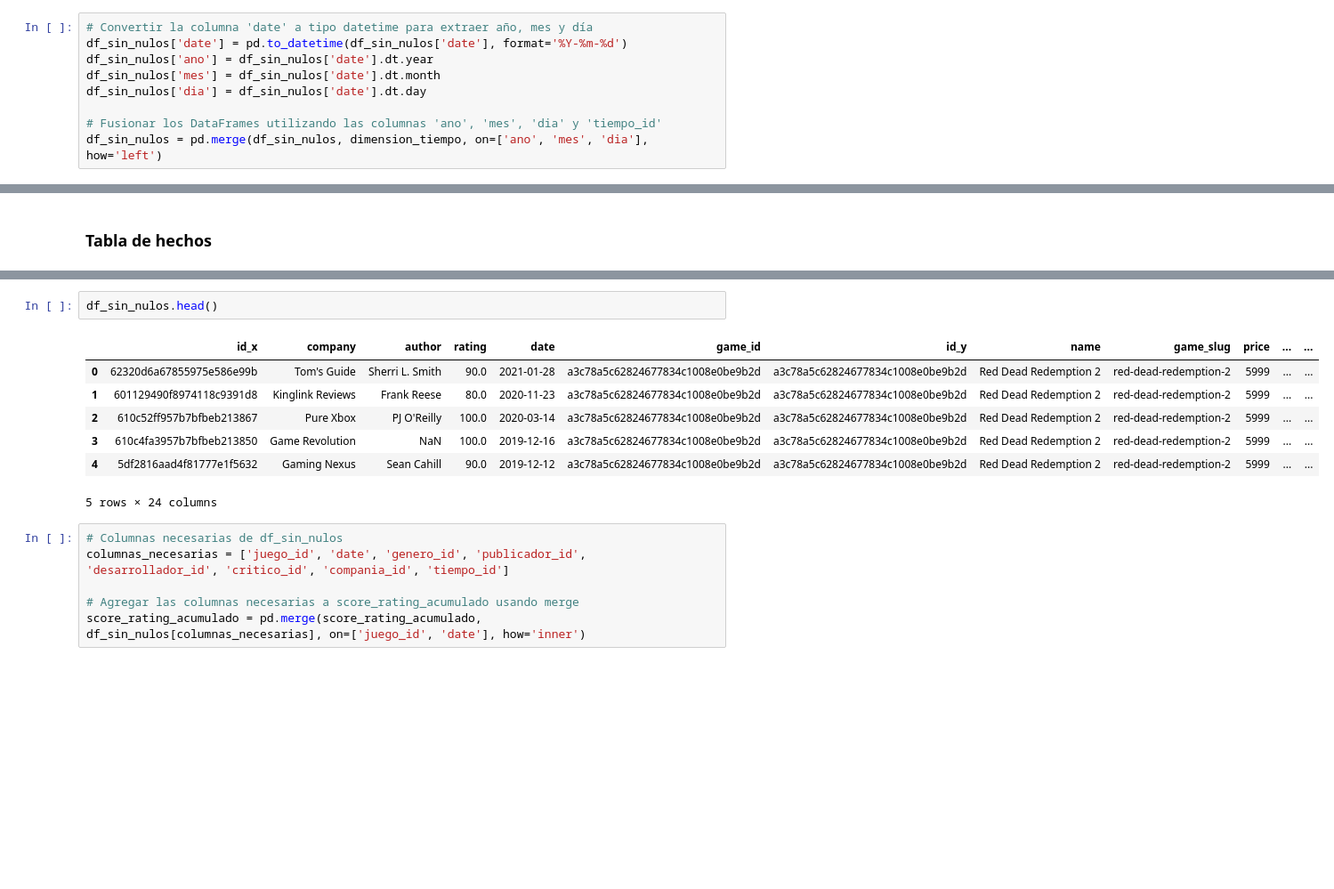
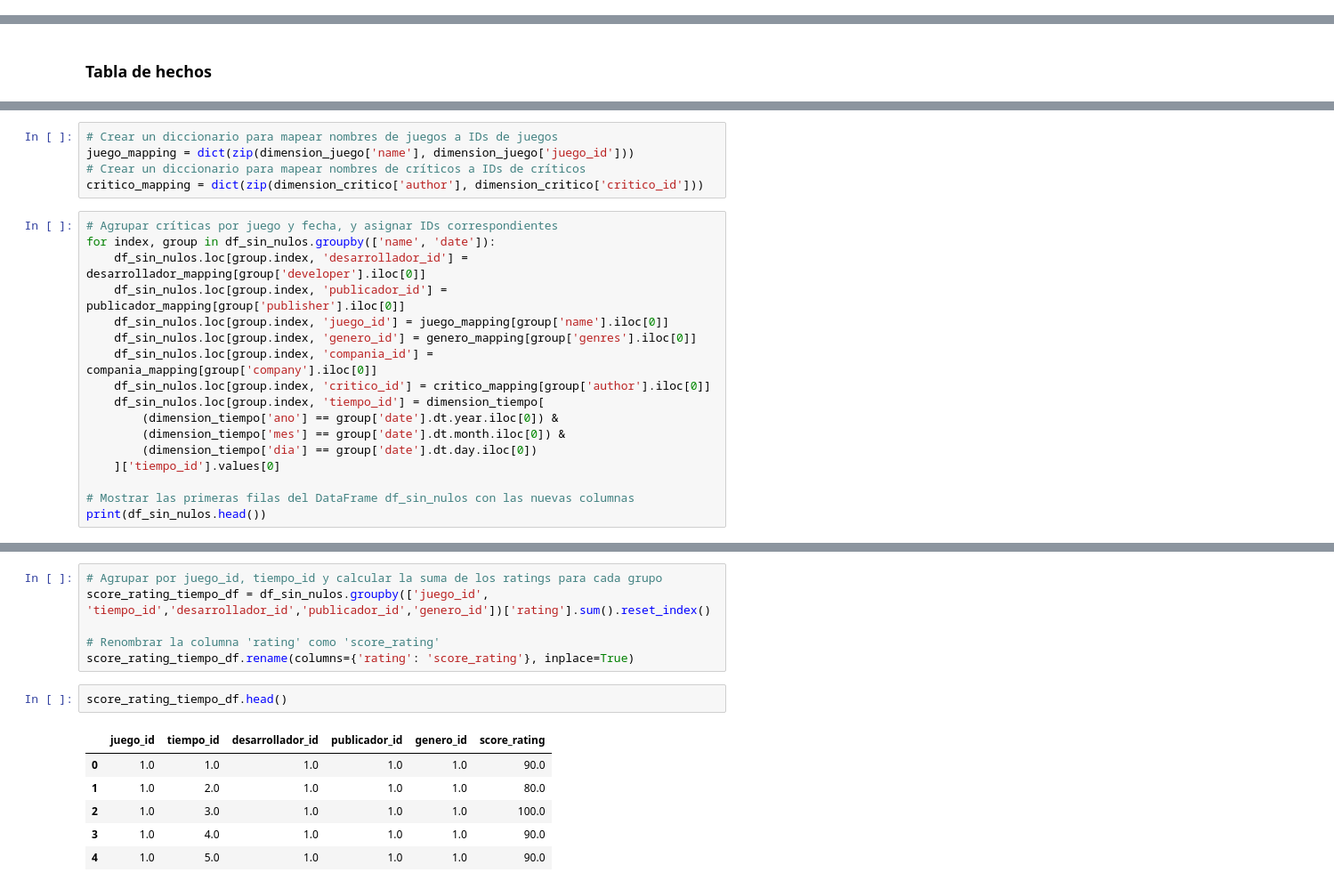
Before and after one commit to EnzoRD/TP_BDM, a Jupyter notebook: etl.ipynb, the cells around one changed output, grey strips where cells are left out. Shown: that part at 89% size. Cells and saved outputs as stored; diff of their text form; blank space fills up the shorter version.

```diff
--- a/etl.ipynb
+++ b/etl.ipynb
@@ -358,9 +371,0 @@ See the caveats in the documentation: https://pandas.pydata.org/pandas-docs/stab
-# %%
-# Convertir la columna 'date' a tipo datetime para extraer año, mes y día
-df_sin_nulos['date'] = pd.to_datetime(df_sin_nulos['date'], format='%Y-%m-%d')
-df_sin_nulos['ano'] = df_sin_nulos['date'].dt.year
-df_sin_nulos['mes'] = df_sin_nulos['date'].dt.month
-df_sin_nulos['dia'] = df_sin_nulos['date'].dt.day
-
-# Fusionar los DataFrames utilizando las columnas 'ano', 'mes', 'dia' y 'tiempo_id'
-df_sin_nulos = pd.merge(df_sin_nulos, dimension_tiempo, on=['ano', 'mes', 'dia'], how='left')
@@ -422,0 +396,22 @@ DataFrame con score_rating acumulado:
+# %%
+# Crear un diccionario para mapear nombres de juegos a IDs de juegos
+juego_mapping = dict(zip(dimension_juego['name'], dimension_juego['juego_id']))
+# Crear un diccionario para mapear nombres de críticos a IDs de críticos
+critico_mapping = dict(zip(dimension_critico['author'], dimension_critico['critico_id']))
+# %%
+# Agrupar críticas por juego y fecha, y asignar IDs correspondientes
+for index, group in df_sin_nulos.groupby(['name', 'date']):
+    df_sin_nulos.loc[group.index, 'desarrollador_id'] = desarrollador_mapping[group['developer'].iloc[0]]
+    df_sin_nulos.loc[group.index, 'publicador_id'] = publicador_mapping[group['publisher'].iloc[0]]
+    df_sin_nulos.loc[group.index, 'juego_id'] = juego_mapping[group['name'].iloc[0]]
+    df_sin_nulos.loc[group.index, 'genero_id'] = genero_mapping[group['genres'].iloc[0]]
+    df_sin_nulos.loc[group.index, 'compania_id'] = compania_mapping[group['company'].iloc[0]]
+    df_sin_nulos.loc[group.index, 'critico_id'] = critico_mapping[group['author'].iloc[0]]
+    df_sin_nulos.loc[group.index, 'tiempo_id'] = dimension_tiempo[
+        (dimension_tiempo['ano'] == group['date'].dt.year.iloc[0]) &
+        (dimension_tiempo['mes'] == group['date'].dt.month.iloc[0]) &
+        (dimension_tiempo['dia'] == group['date'].dt.day.iloc[0])
+    ]['tiempo_id'].values[0]
+
+# Mostrar las primeras filas del DataFrame df_sin_nulos con las nuevas columnas
+print(df_sin_nulos.head())
@@ -423,16 +484,15 @@ DataFrame con score_rating acumulado:
+# %%
+# Agrupar por juego_id, tiempo_id y calcular la suma de los ratings para cada grupo
+score_rating_tiempo_df = df_sin_nulos.groupby(['juego_id', 'tiempo_id','desarrollador_id','publicador_id','genero_id'])['rating'].sum().reset_index()
+
+# Renombrar la columna 'rating' como 'score_rating'
+score_rating_tiempo_df.rename(columns={'rating': 'score_rating'}, inplace=True)
 # %%
-df_sin_nulos.head()
+score_rating_tiempo_df.head()
 # %% [output]
-|  | id_x | company | author | rating | date | game_id | id_y | name | game_slug | price | ... | ... |
-| 0 | 62320d6a67855975e586e99b | Tom's Guide | Sherri L. Smith | 90.0 | 2021-01-28 | a3c78a5c62824677834c1008e0be9b2d | a3c78a5c62824677834c1008e0be9b2d | Red Dead Redemption 2 | red-dead-redemption-2 | 5999 | ... | ... |
-| 1 | 601129490f8974118c9391d8 | Kinglink Reviews | Frank Reese | 80.0 | 2020-11-23 | a3c78a5c62824677834c1008e0be9b2d | a3c78a5c62824677834c1008e0be9b2d | Red Dead Redemption 2 | red-dead-redemption-2 | 5999 | ... | ... |
-| 2 | 610c52ff957b7bfbeb213867 | Pure Xbox | PJ O'Reilly | 100.0 | 2020-03-14 | a3c78a5c62824677834c1008e0be9b2d | a3c78a5c62824677834c1008e0be9b2d | Red Dead Redemption 2 | red-dead-redemption-2 | 5999 | ... | ... |
-| 3 | 610c4fa3957b7bfbeb213850 | Game Revolution | NaN | 100.0 | 2019-12-16 | a3c78a5c62824677834c1008e0be9b2d | a3c78a5c62824677834c1008e0be9b2d | Red Dead Redemption 2 | red-dead-redemption-2 | 5999 | ... | ... |
-| 4 | 5df2816aad4f81777e1f5632 | Gaming Nexus | Sean Cahill | 90.0 | 2019-12-12 | a3c78a5c62824677834c1008e0be9b2d | a3c78a5c62824677834c1008e0be9b2d | Red Dead Redemption 2 | red-dead-redemption-2 | 5999 | ... | ... |
+|  | juego_id | tiempo_id | desarrollador_id | publicador_id | genero_id | score_rating |
+| 0 | 1.0 | 1.0 | 1.0 | 1.0 | 1.0 | 90.0 |
+| 1 | 1.0 | 2.0 | 1.0 | 1.0 | 1.0 | 80.0 |
+| 2 | 1.0 | 3.0 | 1.0 | 1.0 | 1.0 | 100.0 |
+| 3 | 1.0 | 4.0 | 1.0 | 1.0 | 1.0 | 90.0 |
+| 4 | 1.0 | 5.0 | 1.0 | 1.0 | 1.0 | 90.0 |
-5 rows × 24 columns
-# %%
-# Columnas necesarias de df_sin_nulos
-columnas_necesarias = ['juego_id', 'date', 'genero_id', 'publicador_id', 'desarrollador_id', 'critico_id', 'compania_id', 'tiempo_id']
-
-# Agregar las columnas necesarias a score_rating_acumulado usando merge
-score_rating_acumulado = pd.merge(score_rating_acumulado, df_sin_nulos[columnas_necesarias], on=['juego_id', 'date'], how='inner')
```
Also changed, not shown: parts of 51 cells of this notebook, 1 other file.
